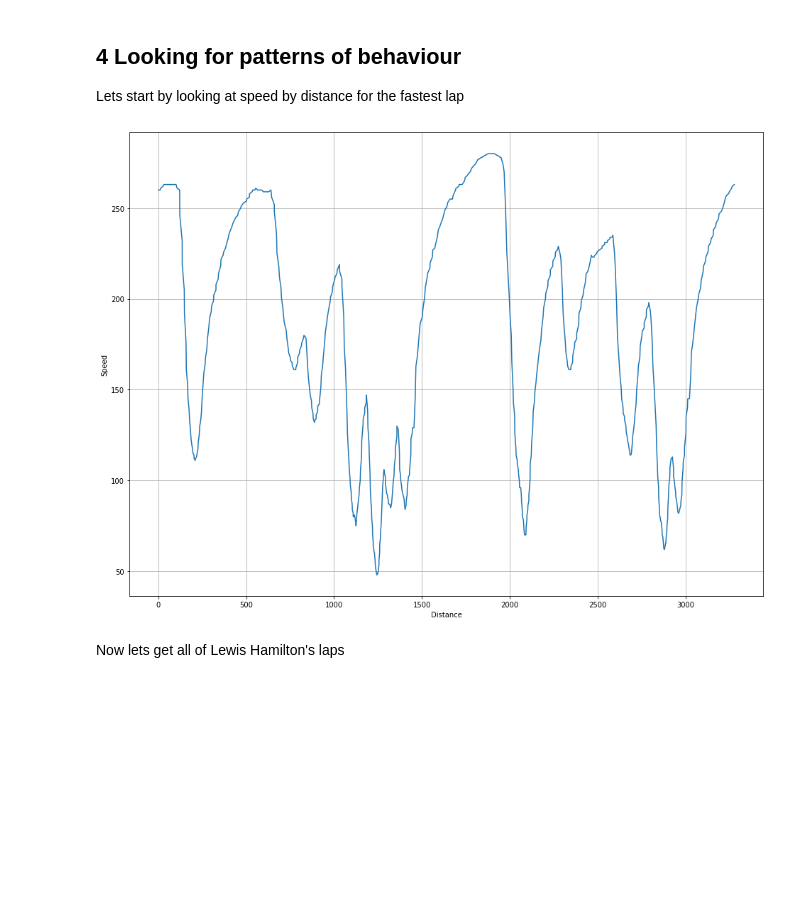
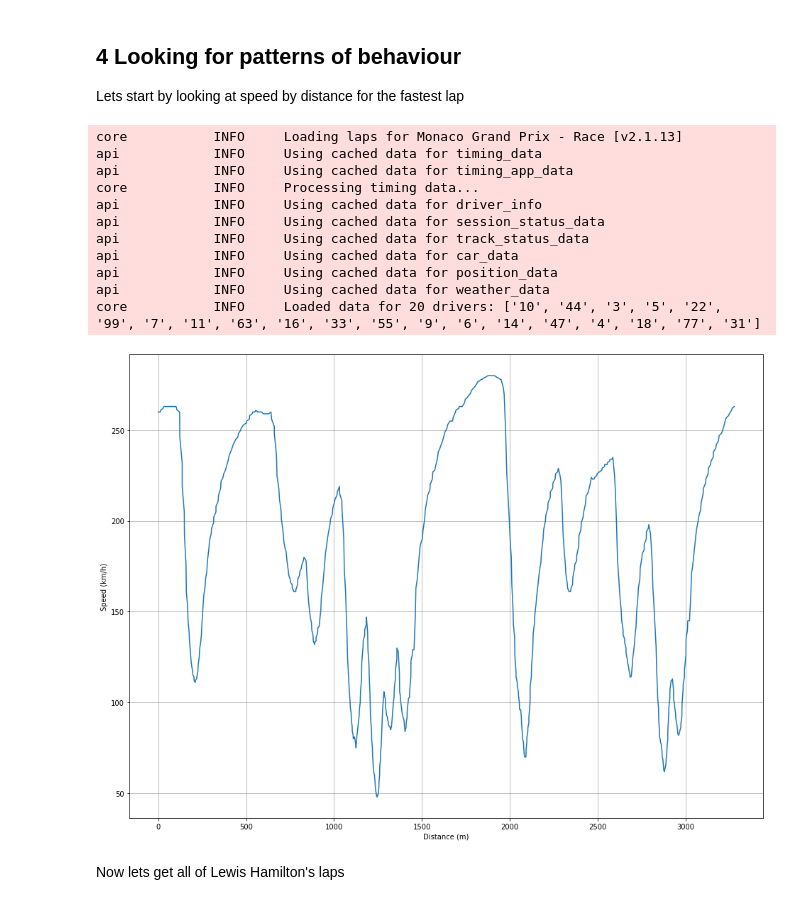
Before and after one commit to CiaranMcAndrew/f1ml, a Jupyter notebook: f1-analysis.ipynb, the cells around one changed output. Cells and saved outputs as stored; diff of their text form; code cells hidden in the pictures; blank space fills up the shorter version.

```diff
--- a/f1-analysis.ipynb
+++ b/f1-analysis.ipynb
@@ -128,18 +128,33 @@ fig.colorbar(sc, ax=ax)
 Lets start by looking at speed by distance for the fastest lap
 # %%
 import matplotlib.pyplot as plt
+
+laps = session.load_laps(with_telemetry=True)
+fastest_lap = laps.pick_fastest()
+telemetry = fastest_lap.get_telemetry()
 
 d = telemetry["Distance"]
 v = telemetry["Speed"]
 
 fig = plt.figure(figsize=(16,12))
 ax = fig.add_subplot()
 line = ax.plot(d,v)
-ax.set_xlabel("Distance")
-ax.set_ylabel("Speed")
+ax.set_xlabel("Distance (m)")
+ax.set_ylabel("Speed (km/h)")
 ax.grid(visible=True)
 # %% [output]
+core           INFO     Loading laps for Monaco Grand Prix - Race [v2.1.13]
+api            INFO     Using cached data for timing_data
+api            INFO     Using cached data for timing_app_data
+core           INFO     Processing timing data...
+api            INFO     Using cached data for driver_info
+api            INFO     Using cached data for session_status_data
+api            INFO     Using cached data for track_status_data
+api            INFO     Using cached data for car_data
+api            INFO     Using cached data for position_data
+api            INFO     Using cached data for weather_data
+core           INFO     Loaded data for 20 drivers: ['10', '44', '3', '5', '22', '99', '7', '11', '63', '16', '33', '55', '9', '6', '14', '47', '4', '18', '77', '31']
-[figure, old version]
+[figure, new version]
 # %% [markdown]
 Now lets get all of Lewis Hamilton's laps
 # %%
```
Also changed, not shown: parts of 15 cells of this notebook.
